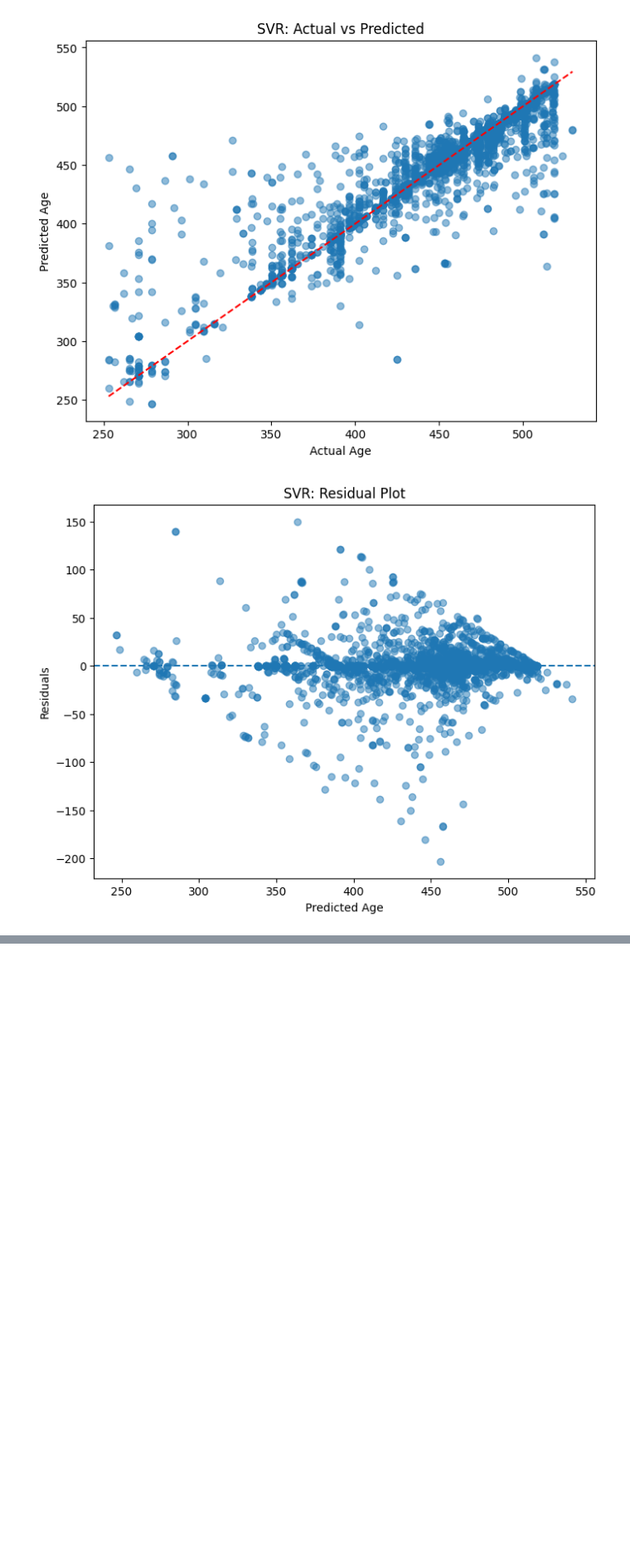
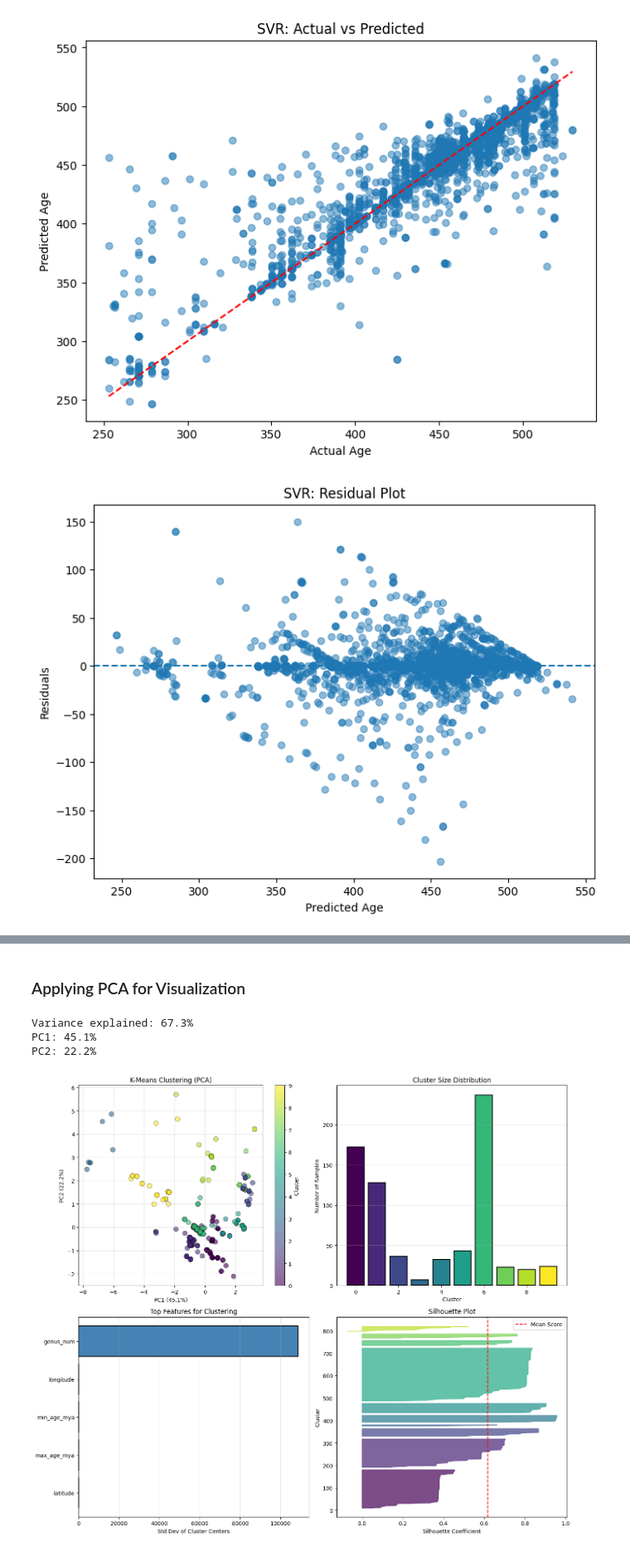
Before and after one commit to alkhurayjah/Machine-learning-project, a Jupyter notebook: Predict_the_Age_of_a_Trilobite_Fossil.ipynb, the cells around one changed output, grey strips where cells are left out. Shown at 83% size. Cells and saved outputs as stored; diff of their text form; code cells hidden in the pictures; blank space fills up the shorter version.

```diff
--- a/Predict_the_Age_of_a_Trilobite_Fossil.ipynb
+++ b/Predict_the_Age_of_a_Trilobite_Fossil.ipynb
@@ -1704,0 +1799,8 @@ plt.show()
+# %%
+kmeans = KMeans(n_clusters=optimal_k, random_state=42, n_init=10)
+clusters = kmeans.fit_predict(X_scaled)
+
+print(f"Cluster distribution:")
+unique, counts = np.unique(clusters, return_counts=True)
+for cluster_id, count in zip(unique, counts):
+    print(f"  Cluster {cluster_id}: {count} samples ({count/len(clusters)*100:.1f}%)")
@@ -1704,0 +1819,69 @@ plt.show()
+# %% [markdown]
+### Applying PCA for Visualization
+# %%
+pca = PCA(n_components=2)
+X_pca = pca.fit_transform(X_scaled)
+
+print(f"Variance explained: {pca.explained_variance_ratio_.sum()*100:.1f}%")
+print(f"PC1: {pca.explained_variance_ratio_[0]*100:.1f}%")
+print(f"PC2: {pca.explained_variance_ratio_[1]*100:.1f}%")
+# %% [output]
+Variance explained: 67.3%
+PC1: 45.1%
+PC2: 22.2%
+# %%
+fig, axes = plt.subplots(2, 2, figsize=(14, 12))
+
+# K-Means clusters
+scatter = axes[0, 0].scatter(X_pca[:, 0], X_pca[:, 1], c=clusters, cmap="viridis", s=80, alpha=0.6, edgecolors="black", linewidth=0.5)
+axes[0, 0].set_xlabel(f"PC1 ({pca.explained_variance_ratio_[0]*100:.1f}%)")
+axes[0, 0].set_ylabel(f"PC2 ({pca.explained_variance_ratio_[1]*100:.1f}%)")
+axes[0, 0].set_title("K-Means Clustering (PCA)")
+axes[0, 0].grid(True, alpha=0.3)
+plt.colorbar(scatter, ax=axes[0, 0], label="Cluster")
+
+# Cluster sizes
+cluster_counts = pd.Series(clusters).value_counts().sort_index()
+colors = plt.cm.viridis(np.linspace(0, 1, optimal_k))
+axes[0, 1].bar(cluster_counts.index, cluster_counts.values, color=colors, edgecolor="black", linewidth=1.5)
+axes[0, 1].set_xlabel("Cluster")
+axes[0, 1].set_ylabel("Number of Samples")
+axes[0, 1].set_title("Cluster Size Distribution")
+axes[0, 1].grid(True, alpha=0.3, axis="y")
+
+# Feature importance
+cluster_centers_original = scaler.inverse_transform(kmeans.cluster_centers_)
+feature_importance = np.std(cluster_centers_original, axis=0)
+top_features_idx = np.argsort(feature_importance)[-8:]
+feature_names = X.columns[top_features_idx]
+feature_vals = feature_importance[top_features_idx]
+
+axes[1, 0].barh(range(len(feature_names)), feature_vals, color="steelblue", edgecolor="black", linewidth=1.5)
+axes[1, 0].set_yticks(range(len(feature_names)))
+axes[1, 0].set_yticklabels(feature_names)
+axes[1, 0].set_xlabel("Std Dev of Cluster Centers")
+axes[1, 0].set_title("Top Features for Clustering")
+axes[1, 0].grid(True, alpha=0.3, axis="x")
+
+# Silhouette analysis
+from sklearn.metrics import silhouette_samples
+silhouette_vals = silhouette_samples(X_scaled, clusters)
+y_lower = 10
+for i in range(optimal_k):
+    cluster_silhouette_vals = silhouette_vals[clusters == i]
+    cluster_silhouette_vals.sort()
+    size_cluster_i = cluster_silhouette_vals.shape[0]
+    y_upper = y_lower + size_cluster_i
+    color = plt.cm.viridis(float(i) / optimal_k)
+    axes[1, 1].fill_betweenx(np.arange(y_lower, y_upper), 0, cluster_silhouette_vals, facecolor=color, edgecolor=color, alpha=0.7)
+    y_lower = y_upper + 10
+axes[1, 1].axvline(x=silhouette_vals.mean(), color="red", linestyle="--", label="Mean Score")
+axes[1, 1].set_xlabel("Silhouette Coefficient")
+axes[1, 1].set_ylabel("Cluster")
+axes[1, 1].set_title("Silhouette Plot")
+axes[1, 1].legend()
+
+plt.tight_layout()
+plt.show()
+# %% [output]
+[figure, added]
```
Also changed, not shown: parts of 18 cells of this notebook.
